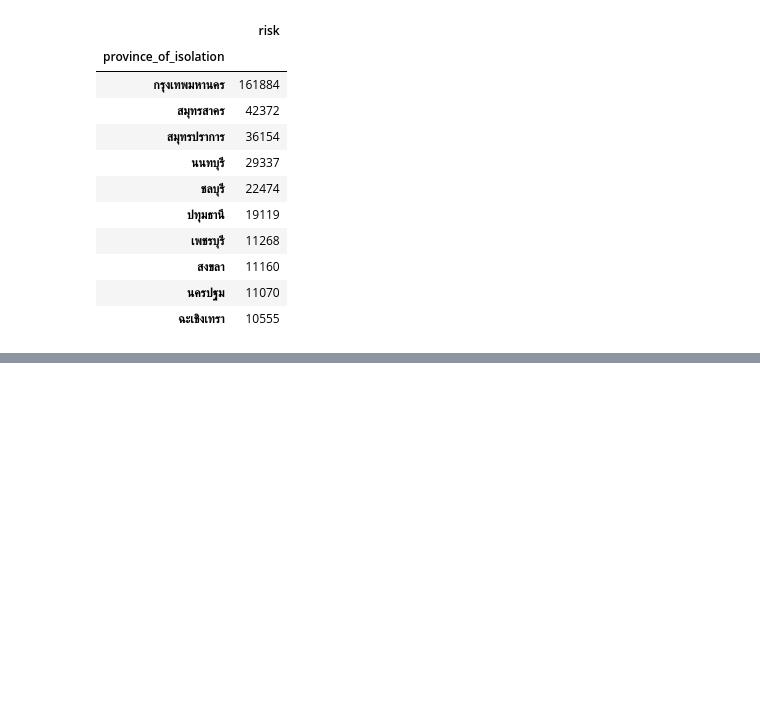
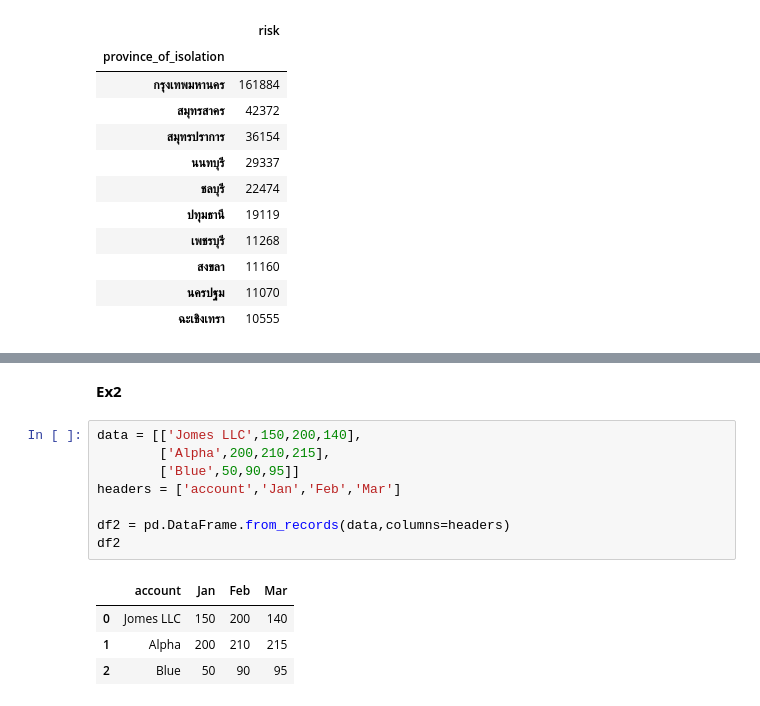
Before and after one commit to gameaphiwat/DWDM21, a Jupyter notebook: Data_Preprocessing_(Chapter3).ipynb, the cells around one changed output, grey strips where cells are left out. Cells and saved outputs as stored; diff of their text form; blank space fills up the shorter version.

```diff
--- a/Data_Preprocessing_(Chapter3).ipynb
+++ b/Data_Preprocessing_(Chapter3).ipynb
@@ -1478,0 +1507,15 @@ HW4.iloc[:10,7:8]
+# %% [markdown]
+**Ex2**
+# %%
+data = [['Jomes LLC',150,200,140],
+        ['Alpha',200,210,215],
+        ['Blue',50,90,95]]
+headers = ['account','Jan','Feb','Mar']
+
+df2 = pd.DataFrame.from_records(data,columns=headers)
+df2
+# %% [output]
+|  | account | Jan | Feb | Mar |
+| 0 | Jomes LLC | 150 | 200 | 140 |
+| 1 | Alpha | 200 | 210 | 215 |
+| 2 | Blue | 50 | 90 | 95 |
```
Also changed, not shown: parts of 7 cells of this notebook.
